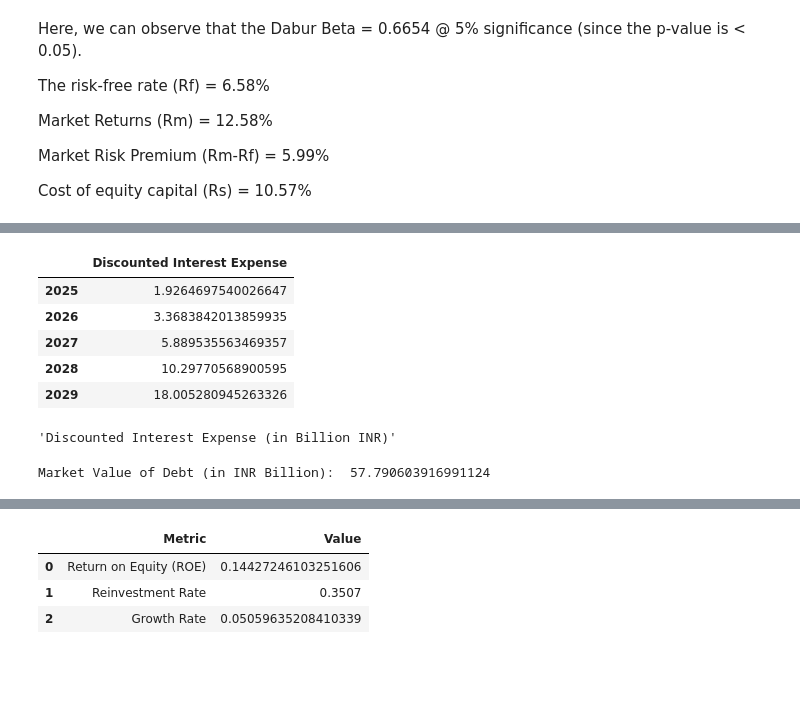
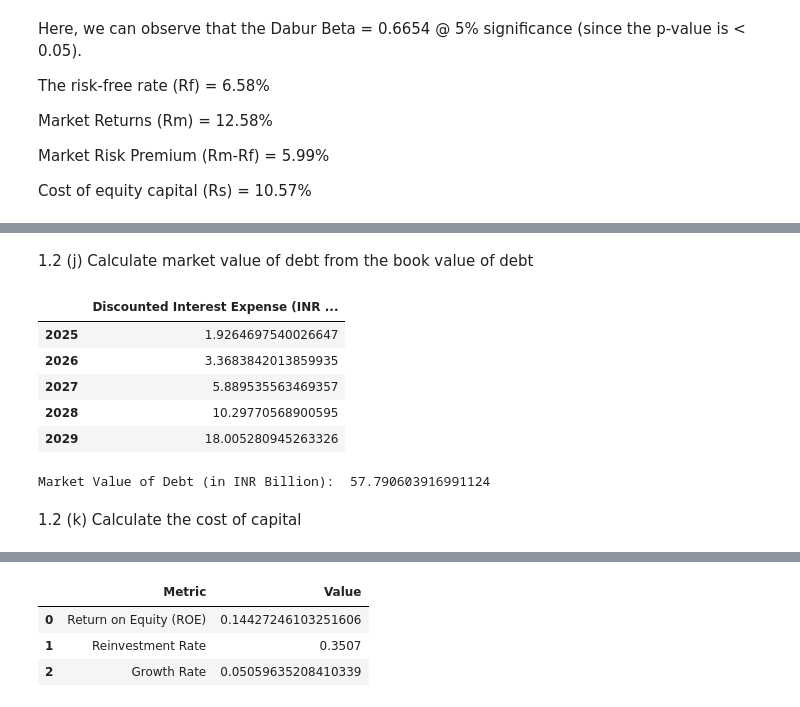
Before and after one commit to khushbhuta/BAV-Assignment, a Jupyter notebook: BAV_Assignment_Dabur.ipynb, the cells around one changed output, grey strips where cells are left out. Cells and saved outputs as stored; diff of their text form; code cells hidden in the pictures; blank space fills up the shorter version.

```diff
--- a/BAV_Assignment_Dabur.ipynb
+++ b/BAV_Assignment_Dabur.ipynb
@@ -496,7 +467,7 @@ nifty_returns_final
 # %%
-risk_free_rate = 0.0658
-market_risk_premium = nifty_returns_final - risk_free_rate
-print("Market Risk Premium: {}%".format(market_risk_premium * 100))
-cost_of_equity = risk_free_rate + beta_dabur * market_risk_premium
-print("Cost of Equity: {}%".format(cost_of_equity * 100))
+Rf = 0.0658 # 10 year Government Bond Yield
+market_risk_premium = Rm - Rf
+print("Market Risk Premium (Rm-Rf): {}%".format(market_risk_premium * 100))
+cost_of_equity = Rf + beta_dabur * market_risk_premium
+print("Cost of Equity (Rs): {}%".format(cost_of_equity * 100))
 # %% [output]
@@ -517,6 +492,6 @@ Cost of equity capital (Rs) = 10.57%
 interest_coverage_ratio = 19.99
 # According to the Credit Default Spread table - Dabur is a AAA rated company
 default_spread = 0.45
-cost_of_debt = risk_free_rate + default_spread/100
-print("Cost of Debt: {}".format(cost_of_debt))
+Rb = Rf + default_spread/100
+print("Cost of Debt (Rb): {}".format(Rb))
 # %% [output]
@@ -555,28 +532,29 @@ Market Value of Equity (in Billion INR): 251.68877260193273
+# %% [markdown]
+1.2 (j) Calculate market value of debt from the book value of debt
 # %%
 projected_interest_expense = projected_values_df['Projected Interest Expense']
 
 # Discounting projected Interest Expenses to present value
 discounted_interest_expense = []
 for i, expense in enumerate(projected_interest_expense):
     # print(expense)
-    present_value = expense / (1 + cost_of_debt)**(i + 1)  # Discount using cost_of_debt
+    present_value = expense / (1 + Rb)**(i + 1)  # Discount using Rb
     discounted_interest_expense.append(present_value)
     # print(present_value)
 
 # Displaying the discounted values
 pd.options.display.float_format = '{}'.format
 
 # Displaying the discounted values as a table
-discounted_interest_expense_df = pd.DataFrame(discounted_interest_expense, index=projected_years, columns=['Discounted Interest Expense'])
-display(discounted_interest_expense_df/1e9,"Discounted Interest Expense (in Billion INR)")
+discounted_interest_expense_df = pd.DataFrame(discounted_interest_expense, index=projected_years, columns=['Discounted Interest Expense (INR Billion)'])
+display(discounted_interest_expense_df/1e9)
 # %% [output]
-|  | Discounted Interest Expense |
+|  | Discounted Interest Expense (INR ... |
 | 2025 | 1.9264697540026647 |
 | 2026 | 3.3683842013859935 |
 | 2027 | 5.889535563469357 |
 | 2028 | 10.29770568900595 |
 | 2029 | 18.005280945263326 |
-'Discounted Interest Expense (in Billion INR)'
 # %%
 # Finding growth rate in interest expense
 net_debt_growth = balance_sheet['Net Debt'].pct_change()
@@ -596,6 +574,8 @@ market_value_debt = sum(discounted_interest_expense) + projected_net_debt[-1]/(1
 print("Market Value of Debt (in INR Billion): ", market_value_debt/1e9)
 # %% [output]
 Market Value of Debt (in INR Billion):  57.790603916991124
+# %% [markdown]
+1.2 (k) Calculate the cost of capital
 # %%
 equity_value = market_value_of_equity
 debt_value = market_value_debt
```
Also changed, not shown: parts of 47 cells of this notebook.
